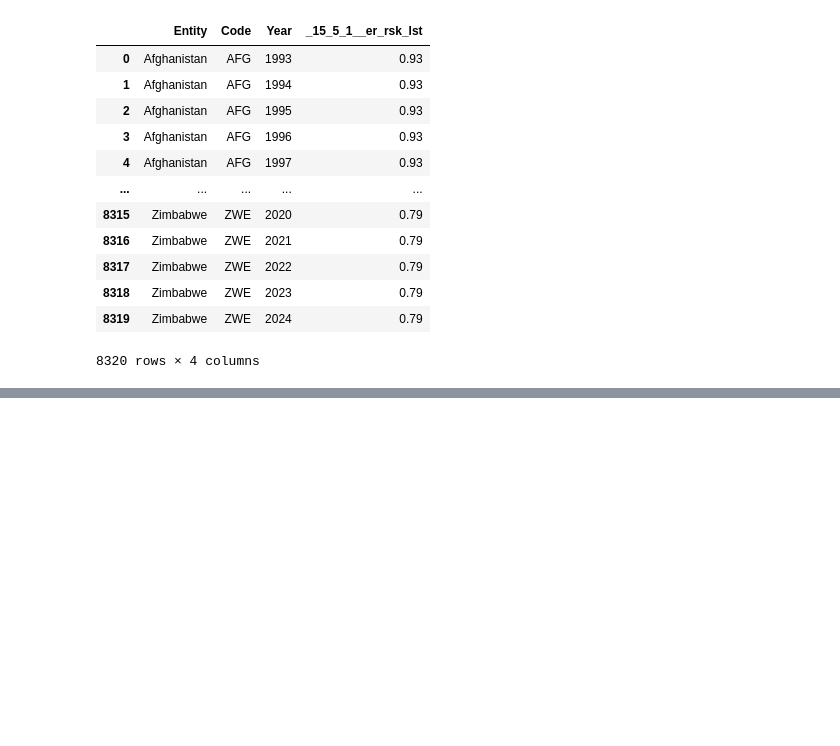
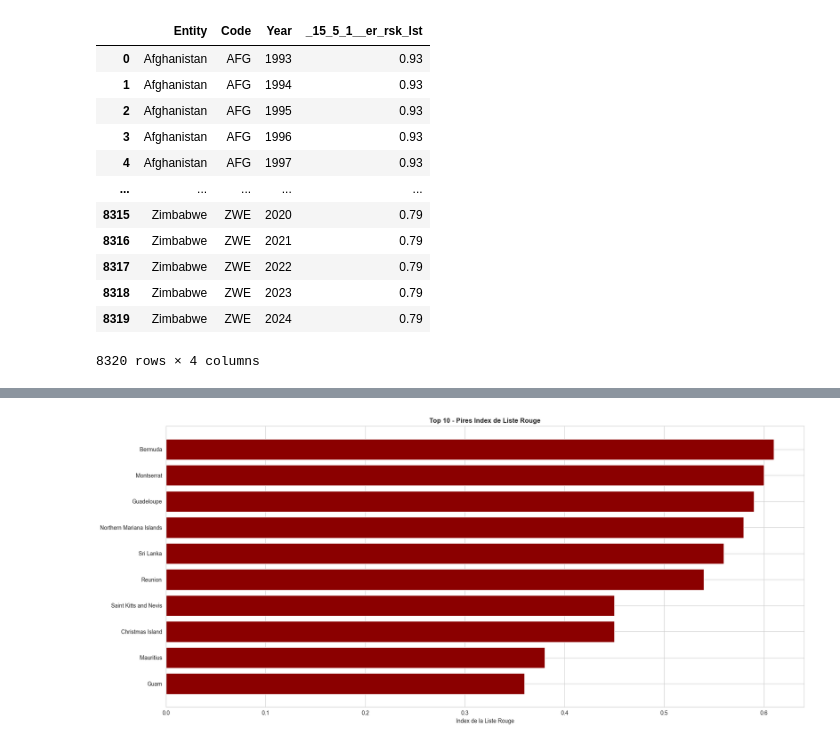
Before and after one commit to Juliendnte/OceanState_Analysis, a Jupyter notebook: oceanstate_analysis/notebooks/exploratory/redlistindex.ipynb, the cells around one changed output, grey strips where cells are left out. Saved outputs shown, nothing was run; the diff lists cells and outputs as text; code cells hidden in the pictures; blank space fills up the shorter version.

```diff
--- a/oceanstate_analysis/notebooks/exploratory/redlistindex.ipynb
+++ b/oceanstate_analysis/notebooks/exploratory/redlistindex.ipynb
@@ -25,0 +90,23 @@ df
+# %%
+# 3. Top 10 et Bottom 10 des pays avec les meilleurs/pires index (année récente)
+latest_year = df['Year'].max()
+latest_data = df[df['Year'] == latest_year].dropna()
+
+# Top 10 meilleurs (valeurs les plus élevées)
+top_10 = latest_data.nlargest(10, '_15_5_1__er_rsk_lst')
+# Bottom 10 pires (valeurs les plus faibles)
+bottom_10 = latest_data.nsmallest(10, '_15_5_1__er_rsk_lst')
+
+fig, ax1= plt.subplots(1, 1, figsize=(18, 8))
+
+# Bottom 10
+ax1.barh(range(len(bottom_10)), bottom_10['_15_5_1__er_rsk_lst'], color='darkred')
+ax1.set_yticks(range(len(bottom_10)))
+ax1.set_yticklabels(bottom_10['Entity'])
+ax1.set_title('Top 10 - Pires Index de Liste Rouge', fontweight='bold')
+ax1.set_xlabel('Index de la Liste Rouge')
+
+plt.tight_layout()
+plt.show()
+# %% [output]
+[figure, added]
```
Also changed, not shown: parts of 7 cells of this notebook, 1 other file.
